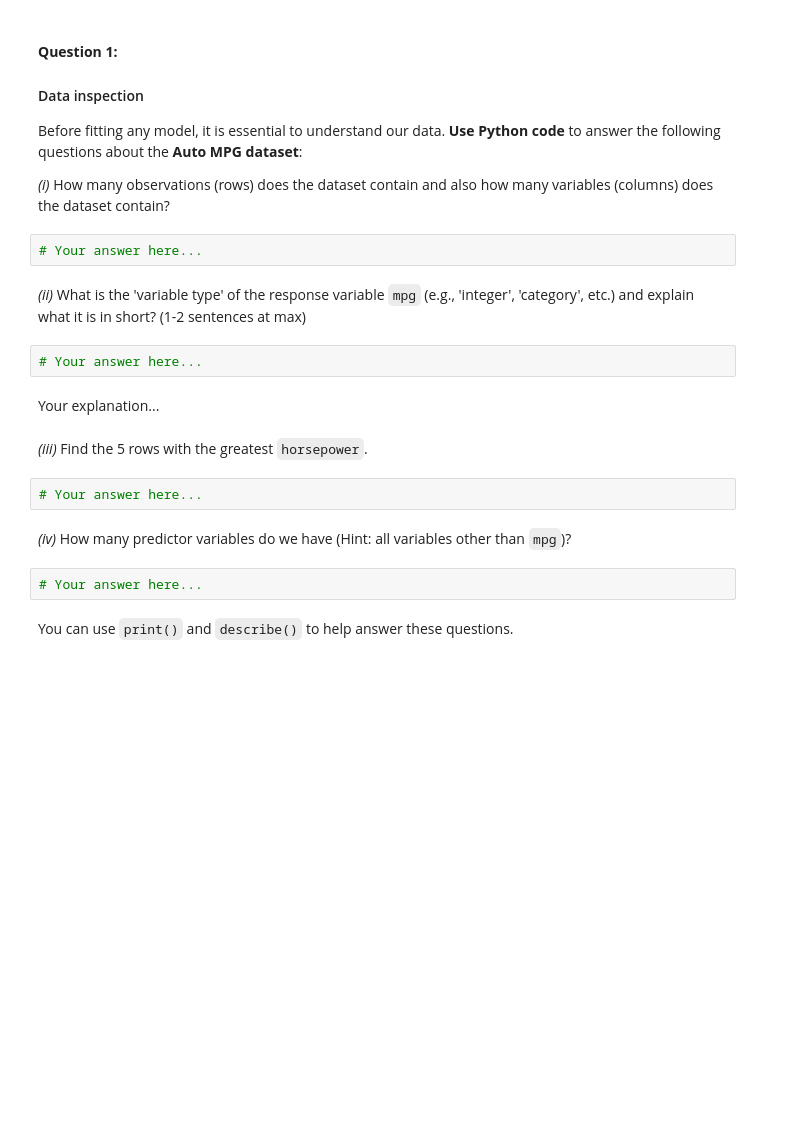
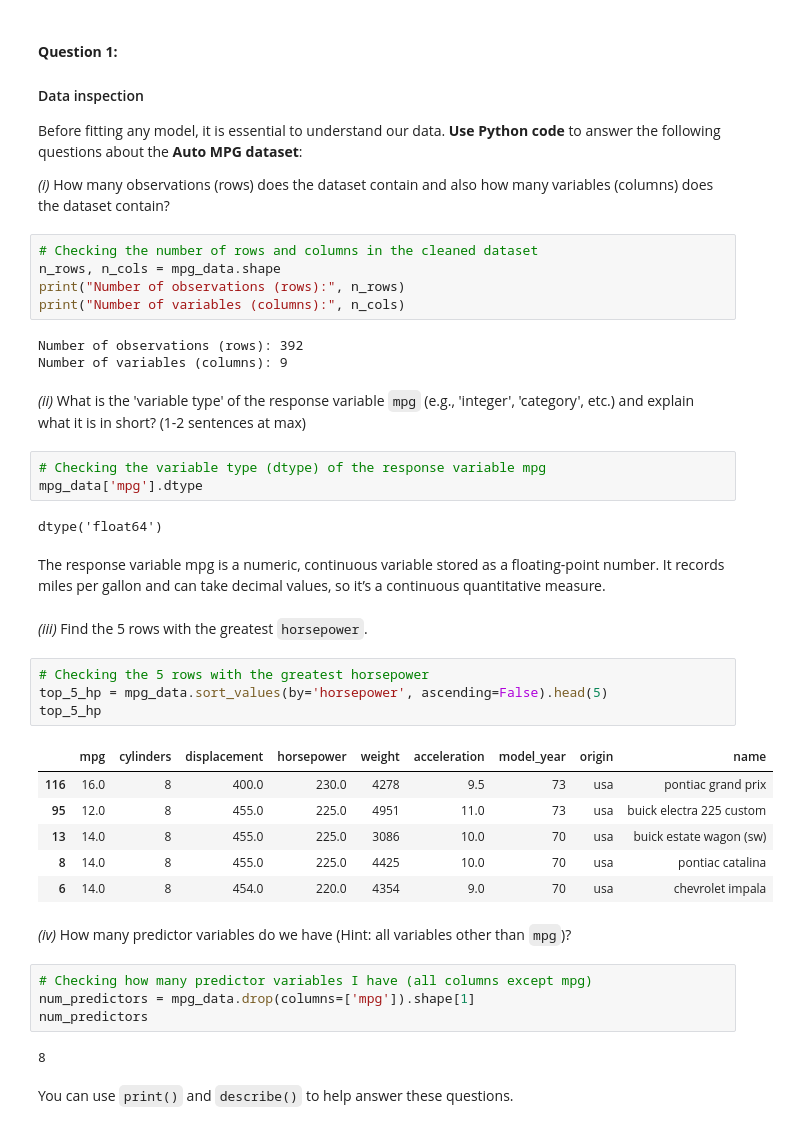
Before and after one commit to UofT-DSI/LCR, a Jupyter notebook: 02_activities/assignments/assignment_2.ipynb, the cells around one changed output. Cells and saved outputs as stored; diff of their text form; blank space fills up the shorter version.

```diff
--- a/02_activities/assignments/assignment_2.ipynb
+++ b/02_activities/assignments/assignment_2.ipynb
@@ -39,21 +46,43 @@ Before fitting any model, it is essential to understand our data. **Use Python c
 
 _(i)_ How many observations (rows) does the dataset contain and also how many variables (columns) does the dataset contain?
 # %%
-# Your answer here...
+# Checking the number of rows and columns in the cleaned dataset
+n_rows, n_cols = mpg_data.shape
+print("Number of observations (rows):", n_rows)
+print("Number of variables (columns):", n_cols)
+# %% [output]
+Number of observations (rows): 392
+Number of variables (columns): 9
 # %% [markdown]
 _(ii)_ What is the 'variable type' of the response variable `mpg` (e.g., 'integer', 'category', etc.) and explain what it is in short? (1-2 sentences at max)
 # %%
-# Your answer here...
+# Checking the variable type (dtype) of the response variable mpg
+mpg_data['mpg'].dtype
+# %% [output]
+dtype('float64')
 # %% [markdown]
-Your explanation...
+The response variable mpg is a numeric, continuous variable stored as a floating-point number. It records miles per gallon and can take decimal values, so it’s a continuous quantitative measure.
 # %% [markdown]
 _(iii)_ Find the 5 rows with the greatest `horsepower`.
 # %%
-# Your answer here...
+# Checking the 5 rows with the greatest horsepower
+top_5_hp = mpg_data.sort_values(by='horsepower', ascending=False).head(5)
+top_5_hp
+# %% [output]
+|  | mpg | cylinders | displacement | horsepower | weight | acceleration | model_year | origin | name |
+| 116 | 16.0 | 8 | 400.0 | 230.0 | 4278 | 9.5 | 73 | usa | pontiac grand prix |
+| 95 | 12.0 | 8 | 455.0 | 225.0 | 4951 | 11.0 | 73 | usa | buick electra 225 custom |
+| 13 | 14.0 | 8 | 455.0 | 225.0 | 3086 | 10.0 | 70 | usa | buick estate wagon (sw) |
+| 8 | 14.0 | 8 | 455.0 | 225.0 | 4425 | 10.0 | 70 | usa | pontiac catalina |
+| 6 | 14.0 | 8 | 454.0 | 220.0 | 4354 | 9.0 | 70 | usa | chevrolet impala |
 # %% [markdown]
 _(iv)_ How many predictor variables do we have (Hint: all variables other than `mpg`)?
 # %%
-# Your answer here...
+# Checking how many predictor variables I have (all columns except mpg)
+num_predictors = mpg_data.drop(columns=['mpg']).shape[1]
+num_predictors
+# %% [output]
+8
 # %% [markdown]
 You can use `print()` and `describe()` to help answer these questions.
 # %% [markdown]
```
Also changed, not shown: parts of 8 cells of this notebook.
